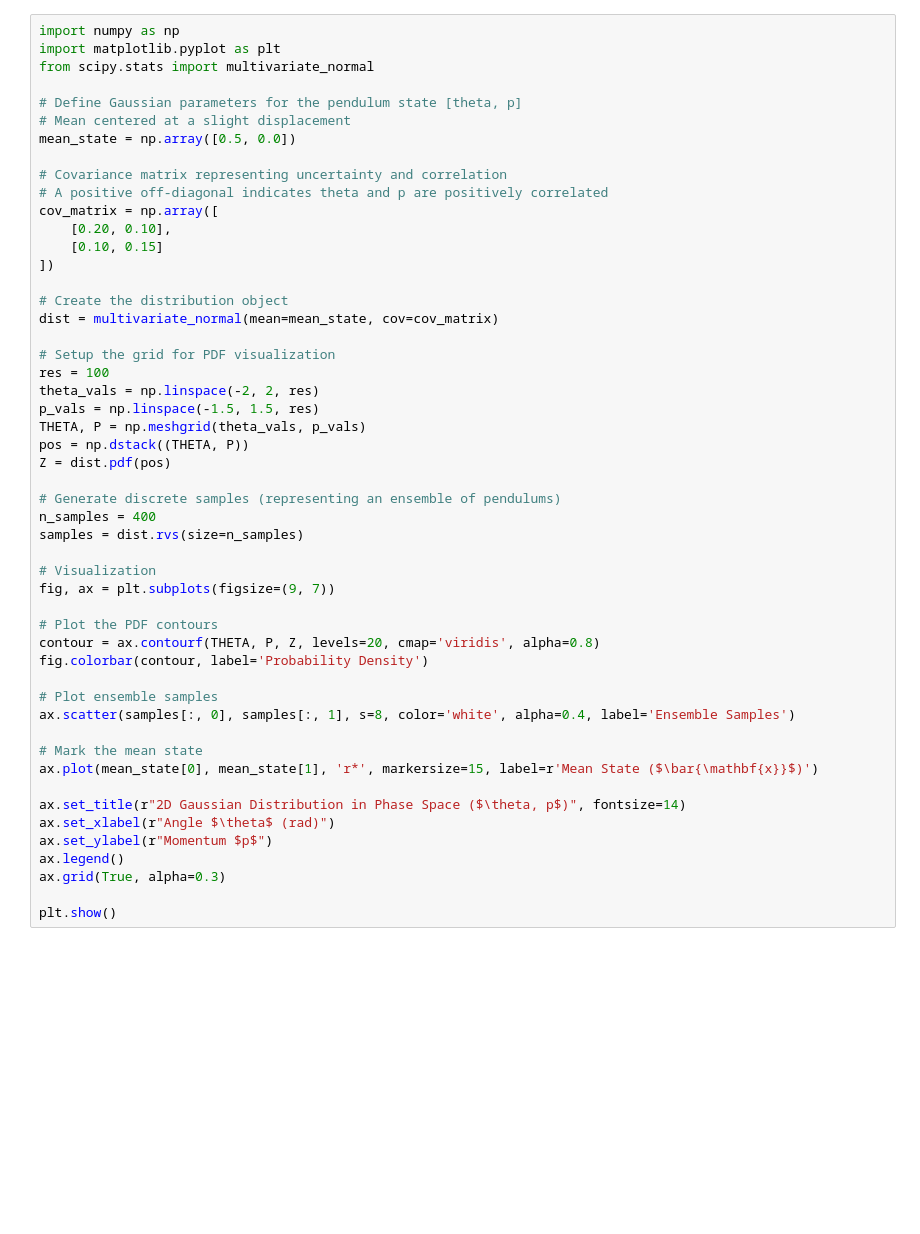
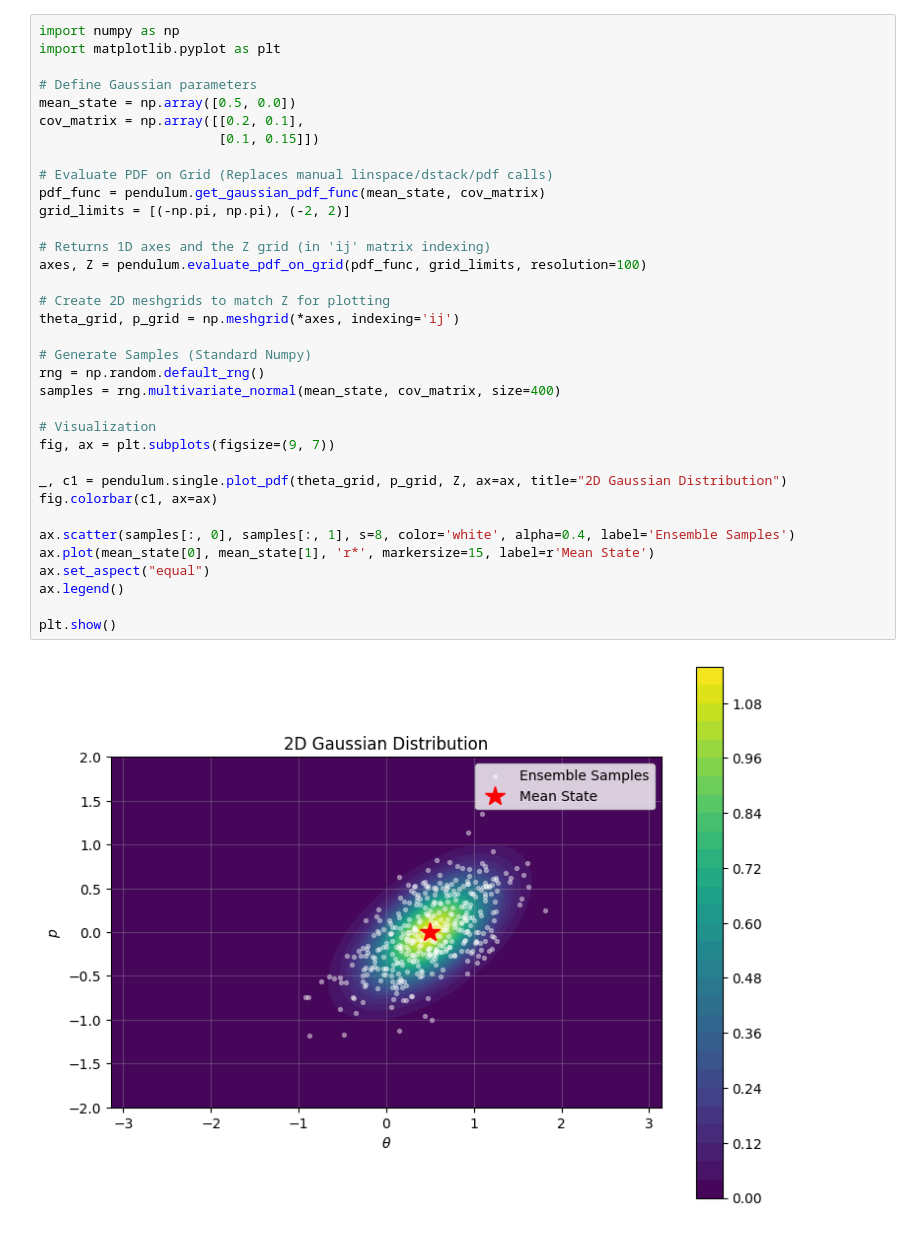
Before and after one commit to benwulmer/QCES_data_assimilation, a Jupyter notebook: lectures/lecture2.ipynb, the cells around one changed output. Drawn from its saved outputs; the diff is of its cells as text; blank space fills up the shorter version.

```diff
--- a/lectures/lecture2.ipynb
+++ b/lectures/lecture2.ipynb
@@ -238,53 +230,39 @@ Gaussian distribution with mean, $\overline{\mathbf{x}}$ and covariance, $\mathb
 # %%
 import numpy as np
 import matplotlib.pyplot as plt
-from scipy.stats import multivariate_normal
 
-# Define Gaussian parameters for the pendulum state [theta, p]
-# Mean centered at a slight displacement
+# Define Gaussian parameters
 mean_state = np.array([0.5, 0.0])
+cov_matrix = np.array([[0.2, 0.1],
+                       [0.1, 0.15]])
 
-# Covariance matrix representing uncertainty and correlation
-# A positive off-diagonal indicates theta and p are positively correlated
-cov_matrix = np.array([
-    [0.20, 0.10],
-    [0.10, 0.15]
-])
+# Evaluate PDF on Grid (Replaces manual linspace/dstack/pdf calls)
+pdf_func = pendulum.get_gaussian_pdf_func(mean_state, cov_matrix)
+grid_limits = [(-np.pi, np.pi), (-2, 2)]
 
-# Create the distribution object
-dist = multivariate_normal(mean=mean_state, cov=cov_matrix)
+# Returns 1D axes and the Z grid (in 'ij' matrix indexing)
+axes, Z = pendulum.evaluate_pdf_on_grid(pdf_func, grid_limits, resolution=100)
 
-# Setup the grid for PDF visualization
-res = 100
-theta_vals = np.linspace(-2, 2, res)
-p_vals = np.linspace(-1.5, 1.5, res)
-THETA, P = np.meshgrid(theta_vals, p_vals)
-pos = np.dstack((THETA, P))
-Z = dist.pdf(pos)
+# Create 2D meshgrids to match Z for plotting
+theta_grid, p_grid = np.meshgrid(*axes, indexing='ij')
 
-# Generate discrete samples (representing an ensemble of pendulums)
-n_samples = 400
-samples = dist.rvs(size=n_samples)
+# Generate Samples (Standard Numpy)
+rng = np.random.default_rng()
+samples = rng.multivariate_normal(mean_state, cov_matrix, size=400)
 
 # Visualization
 fig, ax = plt.subplots(figsize=(9, 7))
 
-# Plot the PDF contours
-contour = ax.contourf(THETA, P, Z, levels=20, cmap='viridis', alpha=0.8)
-fig.colorbar(contour, label='Probability Density')
+_, c1 = pendulum.single.plot_pdf(theta_grid, p_grid, Z, ax=ax, title="2D Gaussian Distribution")
+fig.colorbar(c1, ax=ax)
 
-# Plot ensemble samples
 ax.scatter(samples[:, 0], samples[:, 1], s=8, color='white', alpha=0.4, label='Ensemble Samples')
-
-# Mark the mean state
-ax.plot(mean_state[0], mean_state[1], 'r*', markersize=15, label=r'Mean State ($\bar{\mathbf{x}}$)')
-
-ax.set_title(r"2D Gaussian Distribution in Phase Space ($\theta, p$)", fontsize=14)
-ax.set_xlabel(r"Angle $\theta$ (rad)")
-ax.set_ylabel(r"Momentum $p$")
+ax.plot(mean_state[0], mean_state[1], 'r*', markersize=15, label=r'Mean State')
+ax.set_aspect("equal")
 ax.legend()
-ax.grid(True, alpha=0.3)
 
 plt.show()
+# %% [output]
+[figure, added]
 # %% [markdown]
 
```
Also changed, not shown: parts of 12 cells of this notebook, 1 other file.
